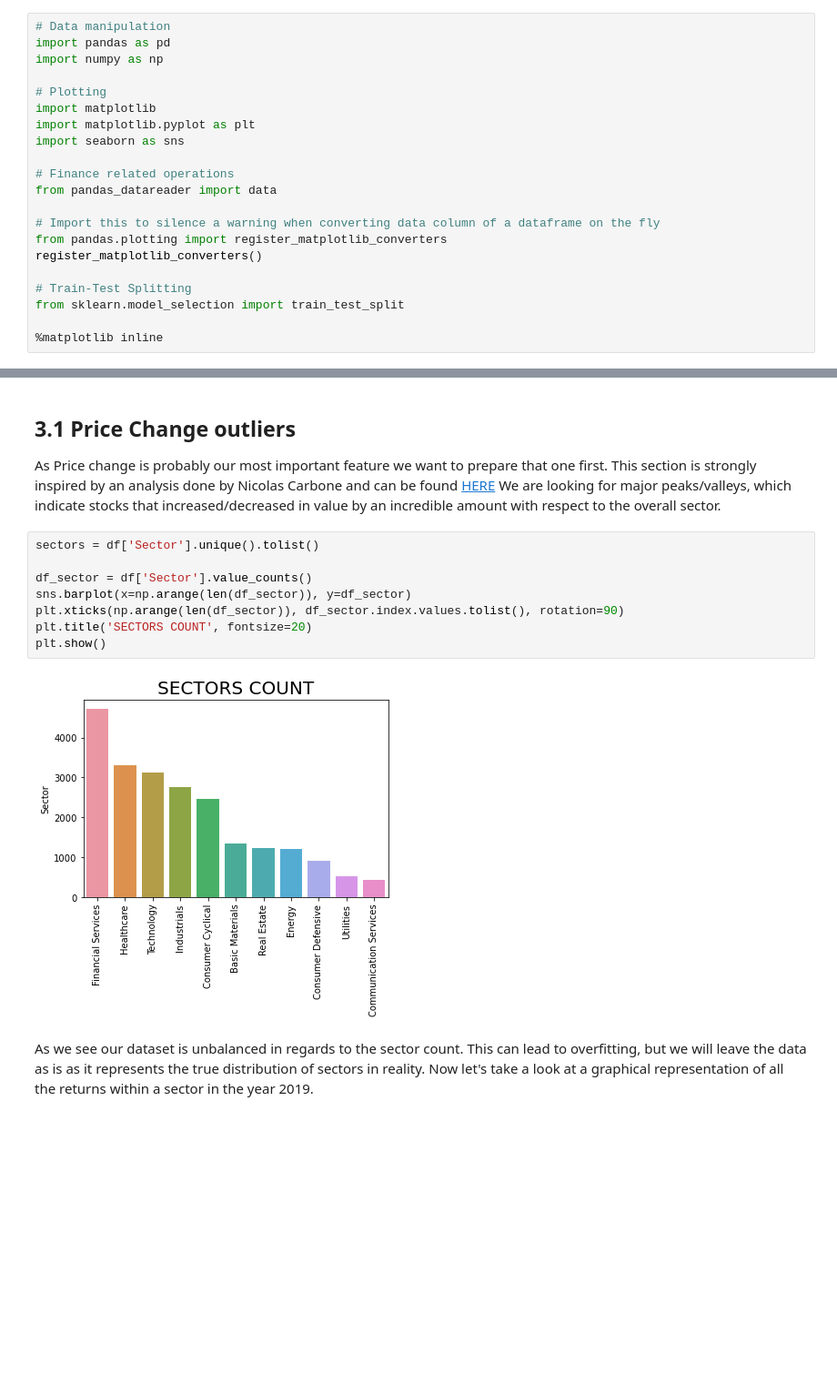
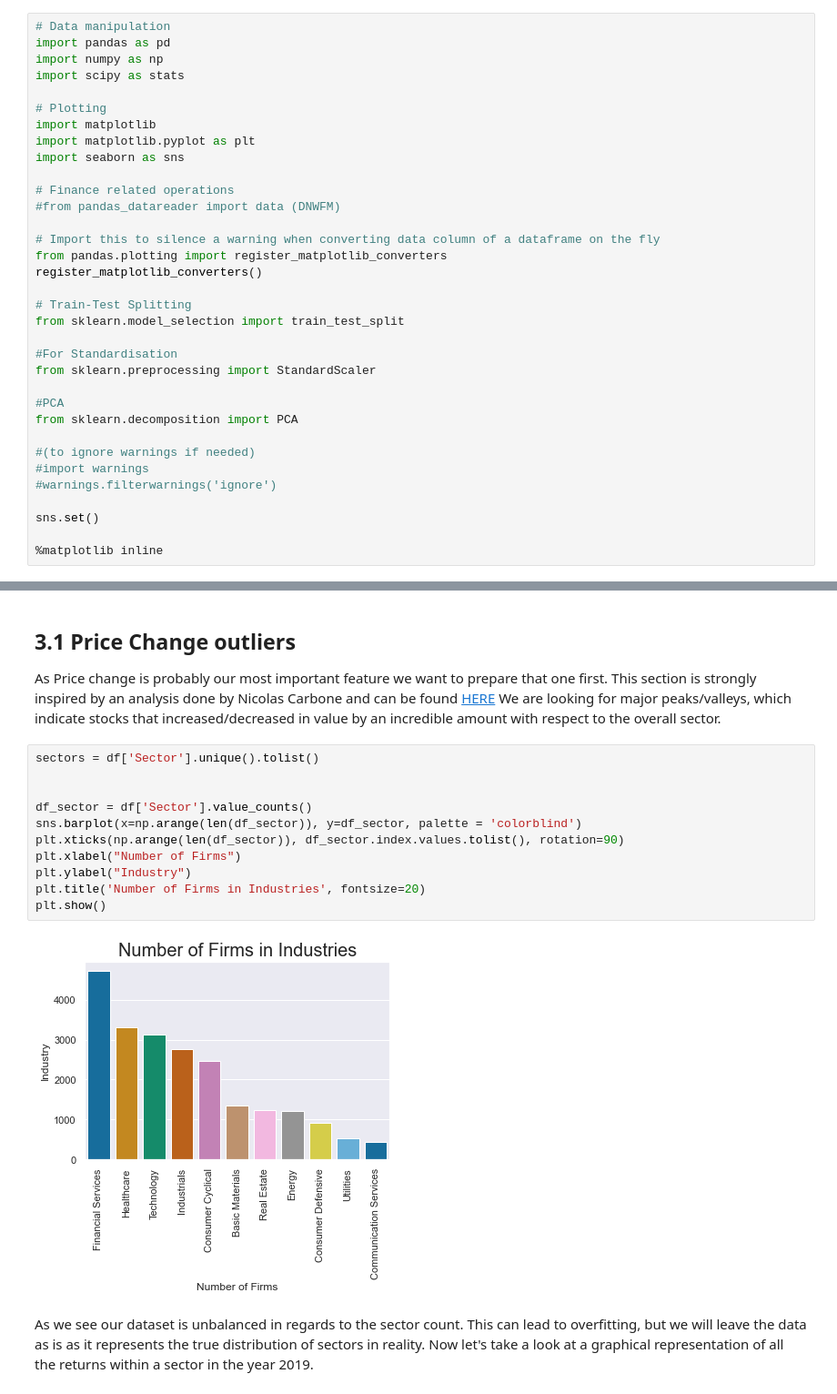
Before and after one commit to frheus/ML_Finance, a Jupyter notebook: test.ipynb, the cells around one changed output, grey strips where cells are left out. Shown at 91% size. Cells and saved outputs as stored; diff of their text form; blank space fills up the shorter version.

```diff
--- a/test.ipynb
+++ b/test.ipynb
@@ -2,6 +5,7 @@
 # Data manipulation
 import pandas as pd
 import numpy as np
+import scipy as stats
 
 # Plotting
 import matplotlib
@@ -9,7 +13,7 @@ import matplotlib.pyplot as plt
 import seaborn as sns
 
 # Finance related operations
-from pandas_datareader import data
+#from pandas_datareader import data (DNWFM)
 
 # Import this to silence a warning when converting data column of a dataframe on the fly
 from pandas.plotting import register_matplotlib_converters
@@ -18,6 +22,18 @@ register_matplotlib_converters()
 # Train-Test Splitting
 from sklearn.model_selection import train_test_split
 
+#For Standardisation
+from sklearn.preprocessing import StandardScaler
+
+#PCA
+from sklearn.decomposition import PCA
+
+#(to ignore warnings if needed)
+#import warnings
+#warnings.filterwarnings('ignore')
+
+sns.set()
+
 %matplotlib inline
 # %% [markdown]
 ## 1. Load Data
@@ -144,13 +248,16 @@ We are looking for major peaks/valleys, which indicate stocks that increased/dec
 # %%
 sectors = df['Sector'].unique().tolist()
 
+
 df_sector = df['Sector'].value_counts()
-sns.barplot(x=np.arange(len(df_sector)), y=df_sector)
+sns.barplot(x=np.arange(len(df_sector)), y=df_sector, palette = 'colorblind')
 plt.xticks(np.arange(len(df_sector)), df_sector.index.values.tolist(), rotation=90)
-plt.title('SECTORS COUNT', fontsize=20)
+plt.xlabel("Number of Firms")
+plt.ylabel("Industry")
+plt.title('Number of Firms in Industries', fontsize=20)
 plt.show()
 # %% [output]
-[figure, old version]
+[figure, new version]
 # %% [markdown]
 As we see our dataset is unbalanced in regards to the sector count. This can lead to overfitting, but we will leave the data as is as it represents the true distribution of sectors in reality. Now let's take a look at a graphical representation of all the returns within a sector in the year 2019.
 # %%
```
Also changed, not shown: parts of 45 cells of this notebook.
